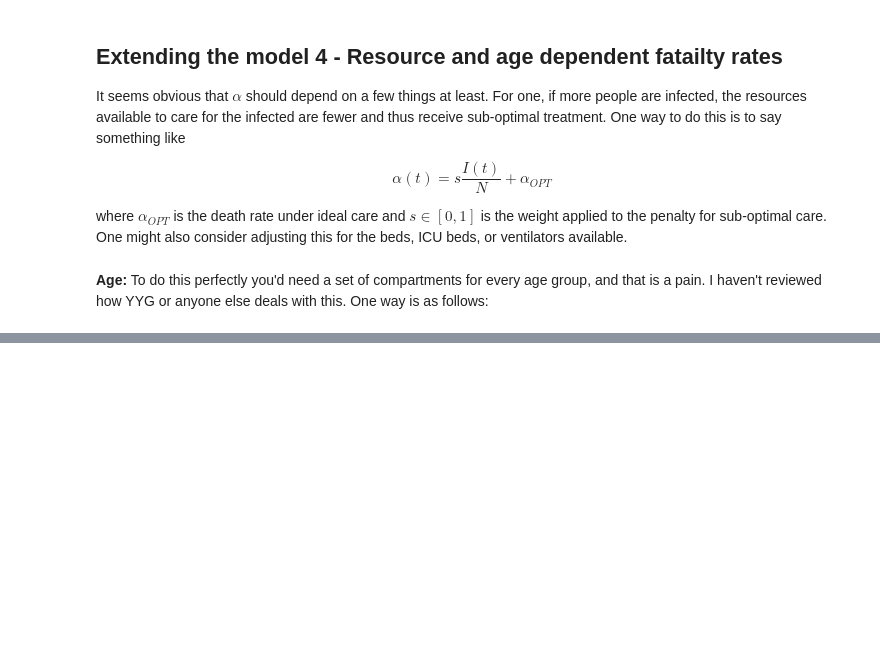
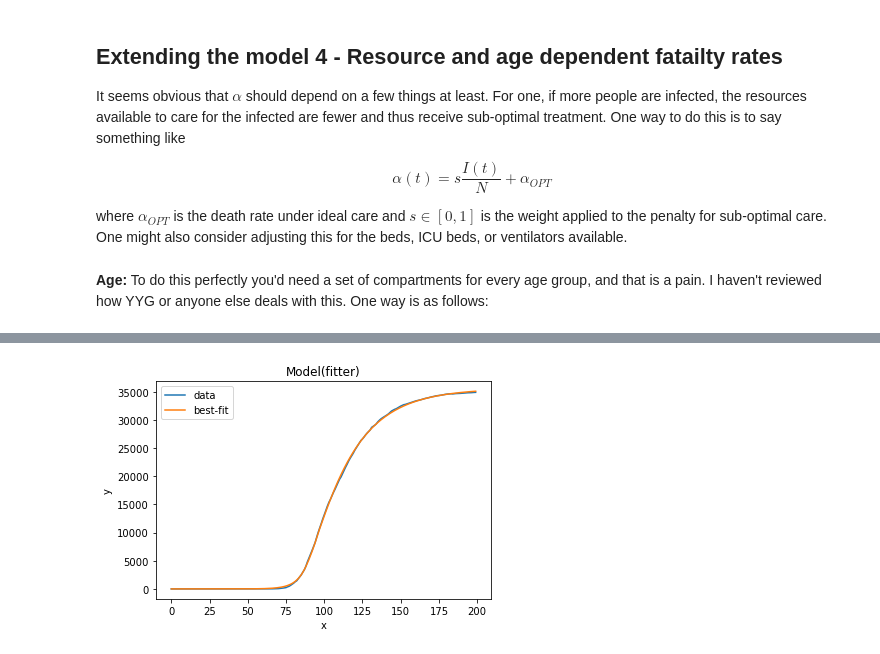
Before and after one commit to jdunavin/InfectiousDisease, a Jupyter notebook: Modeling infectious disease.ipynb, the cells around one changed output, grey strips where cells are left out. Cells and saved outputs as stored; diff of their text form; code cells hidden in the pictures; blank space fills up the shorter version.

```diff
--- a/Modeling infectious disease.ipynb
+++ b/Modeling infectious disease.ipynb
@@ -364,0 +583,20 @@ plotseird(t, S, E, I, R, D, title='Example 7 - Resource and age dependency')
+# %%
+days = outbreak_shift + len(data)
+if outbreak_shift >= 0:
+    y_data = np.concatenate((np.zeros(outbreak_shift), data))
+else:
+    y_data = y_data[-outbreak_shift:]
+
+x_data = np.linspace(0, days - 1, days, dtype=int)  # x_data is just [0, 1, ..., max_days] array
+# %%
+def fitter(x, R_0_start, k, x0, R_0_end, pIC, pCD, DIC, DCR, DCD, s):
+    ret = Model(days, agegroups, beds_per_100k, R_0_start, k, x0, R_0_end, pIC, pCD, DIC, DCR, DCD, s)
+    return ret[6][x]
+# %%
+mod = lmfit.Model(fitter)
+
+for kwarg, (init, mini, maxi) in params_init_min_max.items():
+    mod.set_param_hint(str(kwarg), value=init, min=mini, max=maxi, vary=True)
+
+params = mod.make_params()
+fit_method = "leastsq"
@@ -364,0 +617,6 @@ plotseird(t, S, E, I, R, D, title='Example 7 - Resource and age dependency')
+# %%
+result = mod.fit(y_data, params, method="least_squares", x=x_data)
+# %%
+result.plot_fit(datafmt="-");
+# %% [output]
+[figure, added]
```
Also changed, not shown: parts of 24 cells of this notebook.
